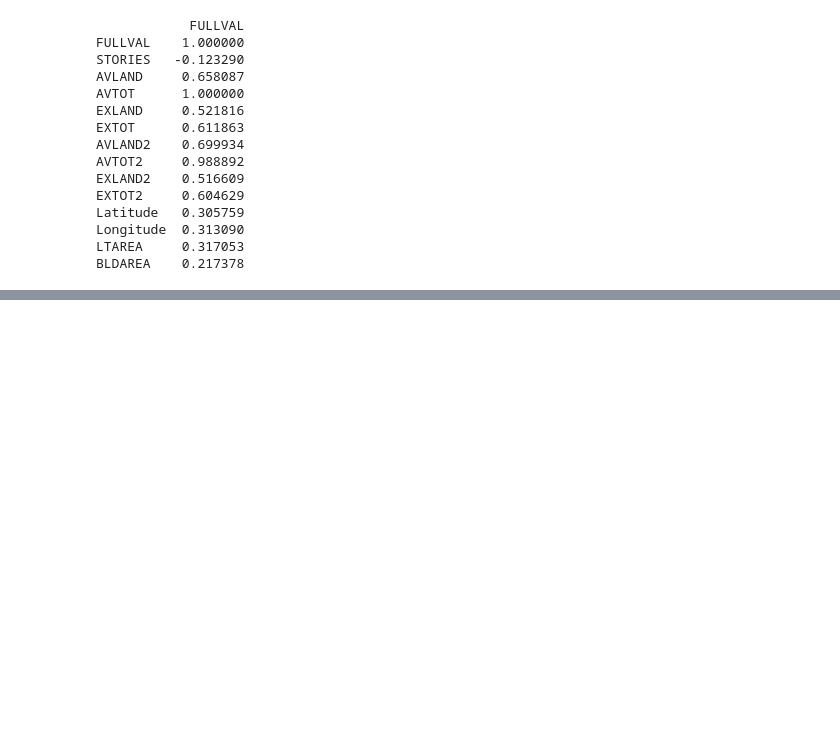
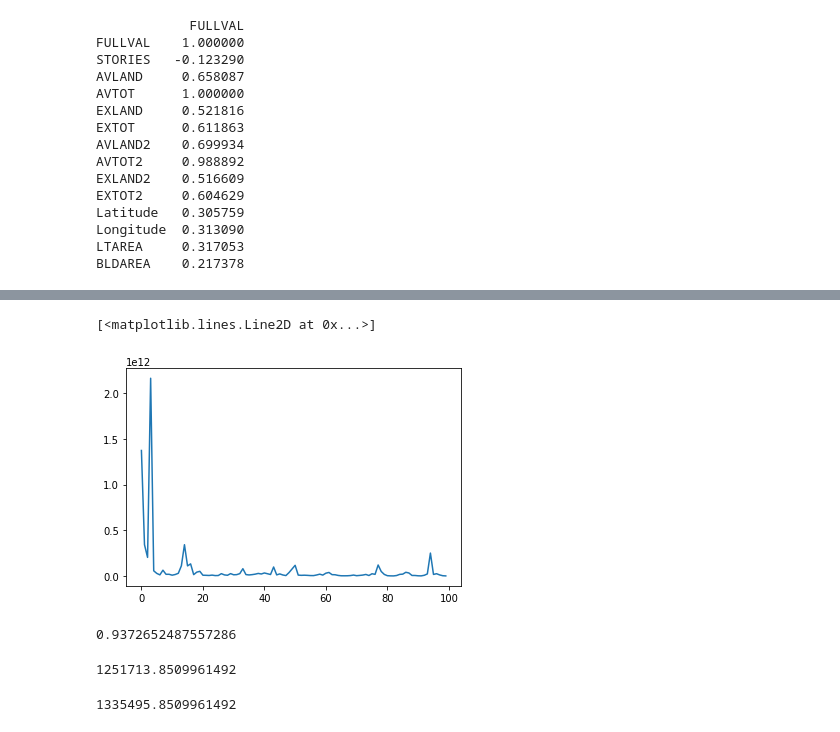
Before and after one commit to mpfmorawski/technopol-ai, a Jupyter notebook: adam-notebook.ipynb, the cells around one changed output, grey strips where cells are left out. Drawn from its saved outputs; the diff is of its cells as text; code cells hidden in the pictures; blank space fills up the shorter version.

```diff
--- a/adam-notebook.ipynb
+++ b/adam-notebook.ipynb
@@ -143,0 +131,14 @@ Name: AVLAND2, Length: 11946, dtype: float64
+# %%
+model = tf.keras.Sequential([
+    tf.keras.layers.Dense(256, activation='relu'),
+    tf.keras.layers.Dense(256, activation='relu'),
+    tf.keras.layers.Dense(128, activation='relu'),
+    tf.keras.layers.Dense(1)
+
+])
+
+model.compile(
+    optimizer=tf.optimizers.Adam(learning_rate=0.1),
+    loss='mse')
+# %%
+hist = model.fit(X, y, epochs=100)
@@ -143,0 +163,17 @@ Name: AVLAND2, Length: 11946, dtype: float64
+# %%
+plt.plot(hist.history['loss'])
+# %% [output]
+[<matplotlib.lines.Line2D at 0x...>]
+[figure, added]
+# %%
+(np.mean(data['FULLVAL']) - 83782) / np.mean(data['FULLVAL'])
+# %% [output]
+0.9372652487557286
+# %%
+(np.mean(data['FULLVAL']) - 83782)
+# %% [output]
+1251713.8509961492
+# %%
+np.mean(data['FULLVAL'])
+# %% [output]
+1335495.8509961492
```
Also changed, not shown: parts of 9 cells of this notebook, 6 other files.
